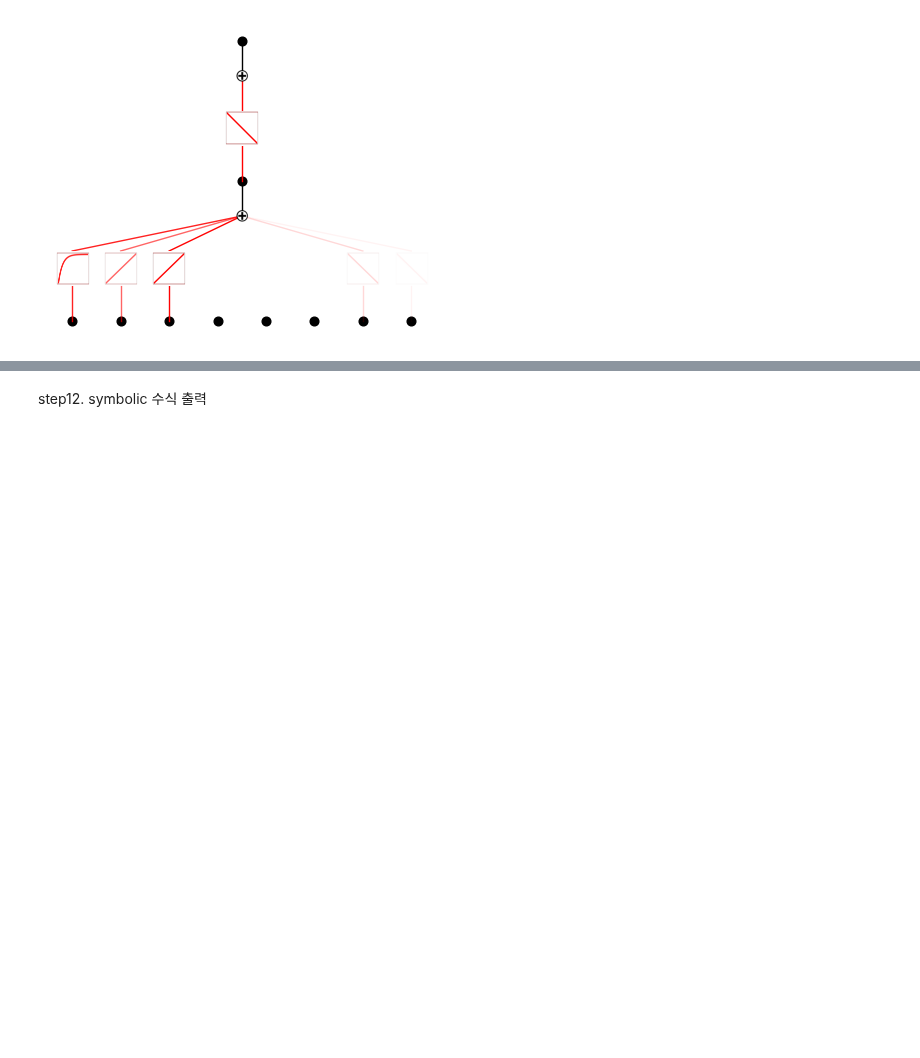
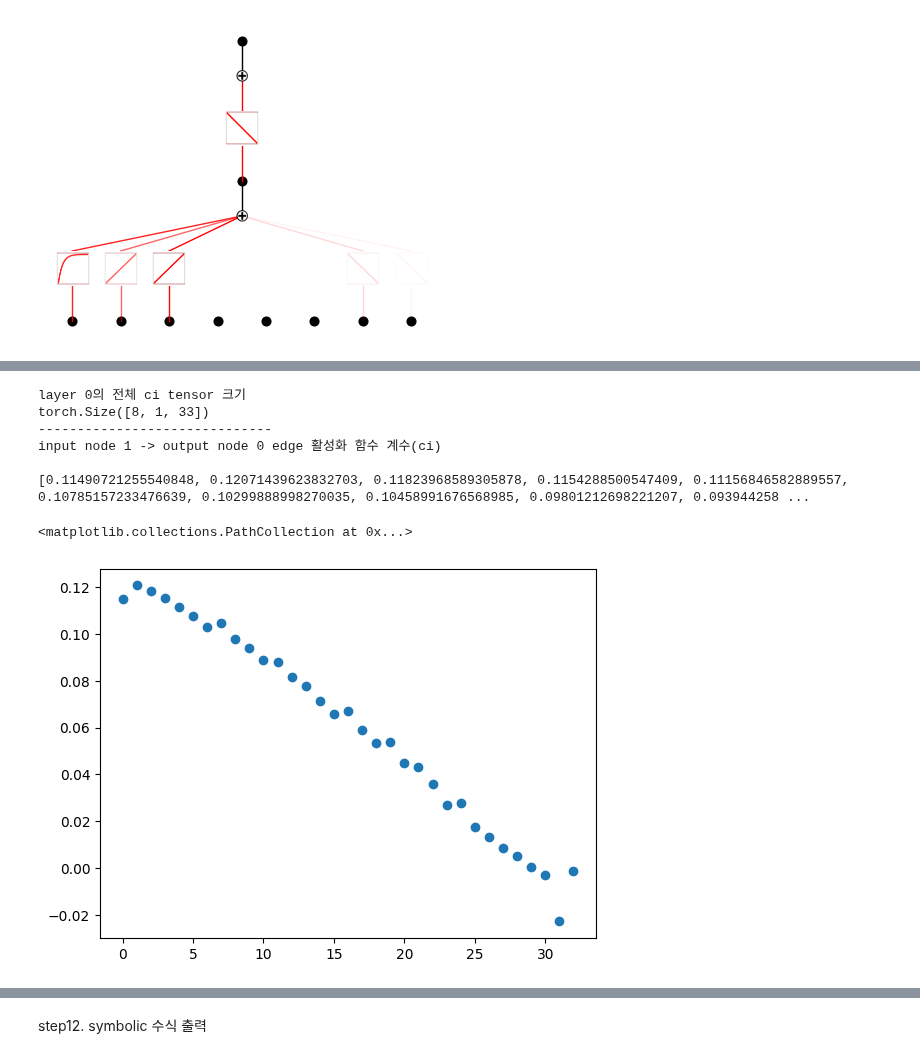
Before and after one commit to Hyein-coder/pykan, a Jupyter notebook: .github/workflows/TaeWoong/CO2RR_KAN_0828_MSP_parameter_ci.ipynb, the cells around one changed output, grey strips where cells are left out. Cells and saved outputs as stored; diff of their text form; code cells hidden in the pictures; blank space fills up the shorter version.

```diff
--- a/.github/workflows/TaeWoong/CO2RR_KAN_0826_MSP_parameter_ci.ipynb
+++ b/.github/workflows/TaeWoong/CO2RR_KAN_0828_MSP_parameter_ci.ipynb
@@ -450,0 +454,33 @@ input node 0 -> output node 0 edge 활성화 함수 계수(ci)
+# %%
+import torch
+from kan import KAN
+import matplotlib.pyplot as plt
+
+layer_index = 0
+input_node_index = 1
+output_node_index = 0
+
+
+all_coeffs_layer = model.act_fun[layer_index].coef
+
+# 특정 엣지의 활성화 함수 계수(coef) 인덱싱
+specific_act_fun_coeffs = all_coeffs_layer[input_node_index, output_node_index, :]
+# 4. 결과 출력
+print(f"layer {layer_index}의 전체 ci tensor 크기 \n{all_coeffs_layer.shape}")
+print("-" * 30)
+
+print(f"input node {input_node_index} -> output node {output_node_index} edge 활성화 함수 계수(ci) \n ")
+
+ci_list = specific_act_fun_coeffs.tolist()   # tensor 를 파이썬 리스트로 변환하여 출력
+print(ci_list)
+
+plt.scatter(list(range(len(ci_list))), ci_list)
+# %% [output]
+layer 0의 전체 ci tensor 크기
+torch.Size([8, 1, 33])
+------------------------------
+input node 1 -> output node 0 edge 활성화 함수 계수(ci)
+
+[0.11490721255540848, 0.12071439623832703, 0.11823968589305878, 0.1154288500547409, 0.11156846582889557, 0.10785157233476639, 0.10299888998270035, 0.10458991676568985, 0.09801212698221207, 0.093944258 ...
+<matplotlib.collections.PathCollection at 0x...>
+[figure, added]
```
Also changed, not shown: parts of 8 cells of this notebook, 1 other file.
